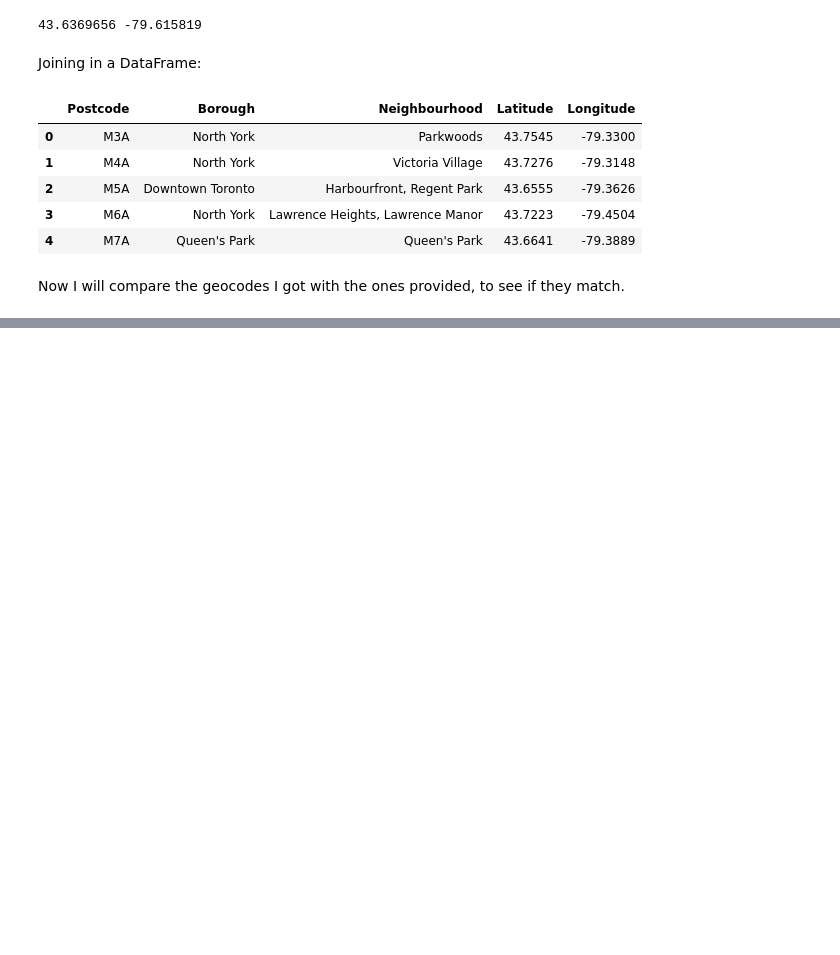
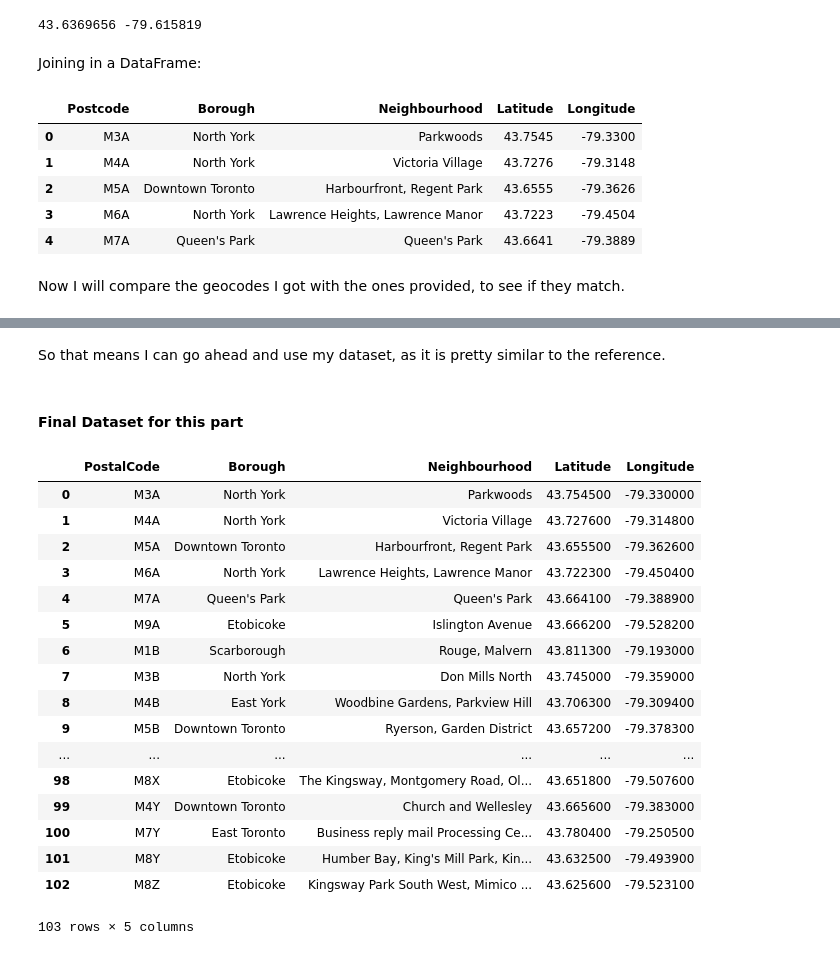
Before and after one commit to rareal/Coursera_Capstone, a Jupyter notebook: Toronto_Neighborhoods_LatLong.ipynb, the cells around one changed output, grey strips where cells are left out. Drawn from its saved outputs; the diff is of its cells as text; code cells hidden in the pictures; blank space fills up the shorter version.

Commit message:
final latlon, exported to csv

```diff
--- a/Toronto_Neighborhoods_LatLong.ipynb
+++ b/Toronto_Neighborhoods_LatLong.ipynb
@@ -255,0 +239,29 @@ False
+# %% [markdown]
+So that means I can go ahead and use my dataset, as it is pretty similar to the reference.
+# %%
+# rename first column and save to a csv
+Toronto_neigh_f = Toronto_neigh.rename(columns={'Postcode':'PostalCode'})
+Toronto_neigh_f.to_csv('Toronto_neigh_latlon.csv')
+# %% [markdown]
+#### Final Dataset for this part
+# %%
+Toronto_neigh_f
+# %% [output]
+|  | PostalCode | Borough | Neighbourhood | Latitude | Longitude |
+| 0 | M3A | North York | Parkwoods | 43.754500 | -79.330000 |
+| 1 | M4A | North York | Victoria Village | 43.727600 | -79.314800 |
+| 2 | M5A | Downtown Toronto | Harbourfront, Regent Park | 43.655500 | -79.362600 |
+| 3 | M6A | North York | Lawrence Heights, Lawrence Manor | 43.722300 | -79.450400 |
+| 4 | M7A | Queen's Park | Queen's Park | 43.664100 | -79.388900 |
+| 5 | M9A | Etobicoke | Islington Avenue | 43.666200 | -79.528200 |
+| 6 | M1B | Scarborough | Rouge, Malvern | 43.811300 | -79.193000 |
+| 7 | M3B | North York | Don Mills North | 43.745000 | -79.359000 |
+| 8 | M4B | East York | Woodbine Gardens, Parkview Hill | 43.706300 | -79.309400 |
+| 9 | M5B | Downtown Toronto | Ryerson, Garden District | 43.657200 | -79.378300 |
+| ... | ... | ... | ... | ... | ... |
+| 98 | M8X | Etobicoke | The Kingsway, Montgomery Road, Ol... | 43.651800 | -79.507600 |
+| 99 | M4Y | Downtown Toronto | Church and Wellesley | 43.665600 | -79.383000 |
+| 100 | M7Y | East Toronto | Business reply mail Processing Ce... | 43.780400 | -79.250500 |
+| 101 | M8Y | Etobicoke | Humber Bay, King's Mill Park, Kin... | 43.632500 | -79.493900 |
+| 102 | M8Z | Etobicoke | Kingsway Park South West, Mimico ... | 43.625600 | -79.523100 |
+103 rows × 5 columns
```
Also changed, not shown: parts of 11 cells of this notebook, 1 other file.
